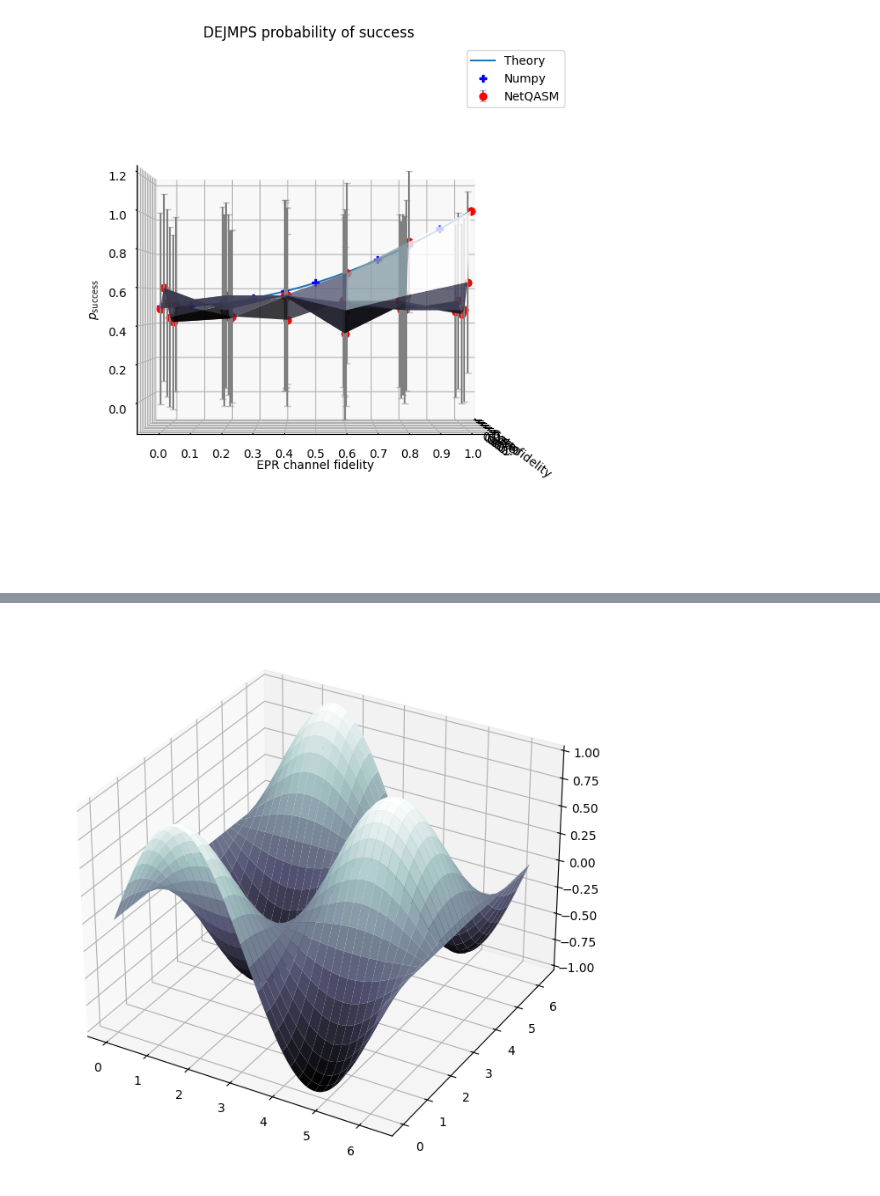
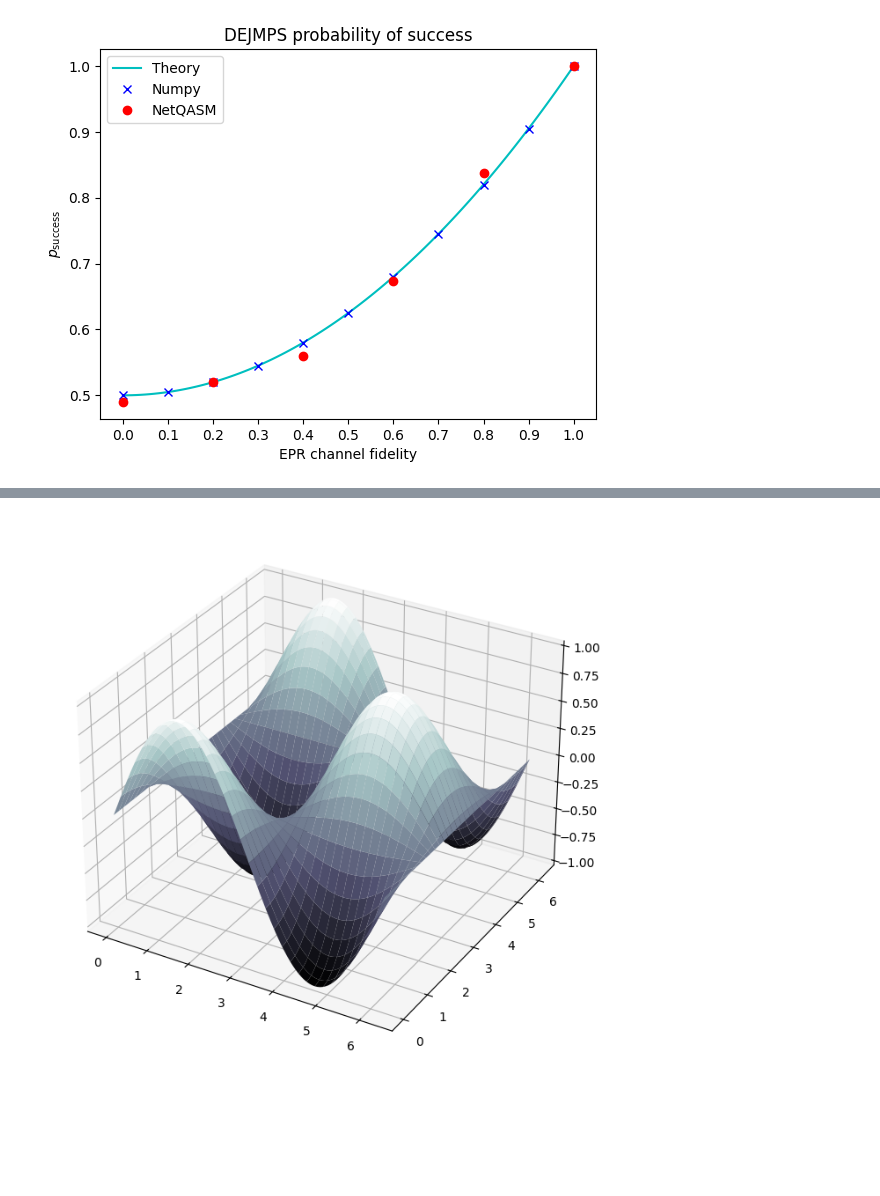
Before and after one commit to iDragos1234/CS4090, a Jupyter notebook: project/dejmps/dejmps_simulation.ipynb, the cells around one changed output, grey strips where cells are left out. Drawn from its saved outputs; the diff is of its cells as text; code cells hidden in the pictures; blank space fills up the shorter version.

Commit message:
Plot DEJMPS simulation results

```diff
--- a/project/dejmps/dejmps_simulation.ipynb
+++ b/project/dejmps/dejmps_simulation.ipynb
@@ -27,7 +29,7 @@ povm_epr2 = POVM(
     partial_trace=True,
 )
 # %%
-results = []
+numpy_sim_results = []
 
 for epr_channel_fidelity in np.linspace(0, 1, 11):
     # Create two EPR pairs between Alice and Bob
@@ -52,9 +54,12 @@ for epr_channel_fidelity in np.linspace(0, 1, 11):
     prob_succ = probs[0] + probs[-1]
     fidel_succ = (fidels[0] * probs[0] + fidels[-1] * probs[-1]) / prob_succ
 
-    results.append([epr_channel_fidelity, prob_succ, fidel_succ])
+    numpy_sim_results.append([epr_channel_fidelity, prob_succ, fidel_succ])
 
-results = np.array(results)
+numpy_sim_results = np.array(numpy_sim_results)
 
-results
+cols = ['EPR channel fidelity', 'P_Succ', 'F_succ']
+numpy_sim_results = pd.DataFrame(numpy_sim_results, columns=cols)
+
+numpy_sim_results
 # %% [output]
@@ -108,68 +153,27 @@ TypeError: unsupported operand type(s) for ^: 'str' and 'str'
 # %%
-# The probability of measuring a = b is given by the following function:
-def prob_succ_theory(epr_channel_fidelity):
-    """Theoretical formula for the DEJMPS probability of success"""
-    return (1 + epr_channel_fidelity ** 2) / 2
-
 ps = np.linspace(0, 1, 101)
-
-ax = plt.figure(figsize=(8, 8)) \
-        .add_subplot(projection='3d')
-
-ax.plot(
-    np.ones(len(ps)), ps, prob_succ_theory(ps),
-    label='Theory',
+plt.plot(
+    ps, prob_succ_theory(ps),
+    'c-', label='Theory',
 )
-
-ax.plot(
-    np.ones(len(results)), results[:,0], results[:,1],
-    'Pb', label='Numpy',
+plt.plot(
+    numpy_sim_results['EPR channel fidelity'],
+    numpy_sim_results['P_Succ'],
+    'xb', label='Numpy',
 )
-
-markers, caps, bars = ax.errorbar(
-    x=p_succ_mean_sd[:,0],
-    y=p_succ_mean_sd[:,1],
-    z=p_succ_mean_sd[:,2],
-    zerr=p_succ_mean_sd[:,3],
-    capsize=3, fmt="ro", ecolor = "grey",
-    label='NetQASM',
+plt.plot(
+    netqasm_sim_results.query('`Gate fidelity` == 1.0')['EPR channel fidelity'],
+    netqasm_sim_results.query('`Gate fidelity` == 1.0')['P_succ'],
+    'ro', label='NetQASM'
 )
-[bar.set_alpha(0.5) for bar in bars]
-[cap.set_alpha(0.5) for cap in caps]
-[bar.set_linestyle(':') for bar in bars]
-
-ax.plot(
-    p_succ_mean_sd[:,0],
-    p_succ_mean_sd[:,1],
-    p_succ_mean_sd[:,2],
-    'ro'
-)
-
-# Plot as surface
-x = np.unique(p_succ_mean_sd[:,0])
-y = np.unique(p_succ_mean_sd[:,1])
-z = np.reshape(p_succ_mean_sd[:,2], (len(x), len(y)))
-
-x, y = np.meshgrid(x, y)
-x, y = x.T, y.T  # works for some reason, idk why
-
-ax.plot_surface(
-    x, y, z,
-    cmap='bone',
-    alpha=0.8,
-)
-
-ax.set_title('DEJMPS probability of success')
-ax.set_xlabel('Gate fidelity')
-ax.set_ylabel('EPR channel fidelity')
-ax.set_zlabel(r'$p_\text{success}$')
+plt.title('DEJMPS probability of success')
+plt.xlabel('EPR channel fidelity')
+plt.ylabel(r'$p_\text{success}$')
 ticks = np.arange(11)/10
-ax.set_xticks(ticks, ticks)
-ax.set_yticks(ticks, ticks)
-ax.legend()
-# Change camera viewpoint of 3D plot
-ax.view_init(azim=-0, elev=0)
+plt.xticks(ticks, ticks)
+# plt.yticks(ticks, ticks)
+plt.legend()
 plt.show()
 # %% [output]
-[figure, old version]
+[figure, new version]
 # %%
```
Also changed, not shown: parts of 10 cells of this notebook, 5 other files.
